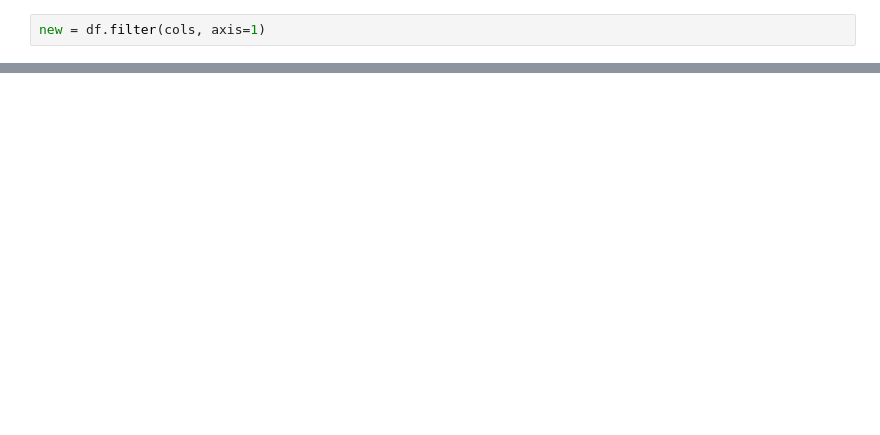
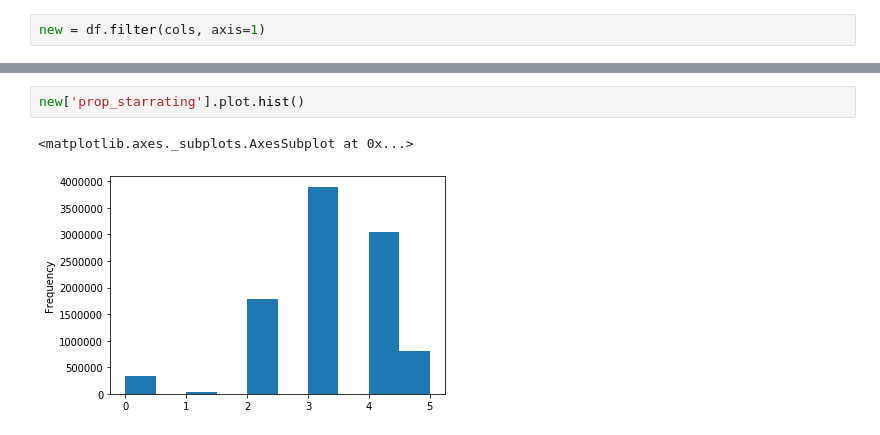
Before and after one commit to silencedsre/Click-Through-Rate, a Jupyter notebook: notebooks/exploratory_data_analysis.ipynb, the cells around one changed output, grey strips where cells are left out. Saved outputs shown, nothing was run; the diff lists cells and outputs as text; blank space fills up the shorter version.

```diff
--- a/notebooks/exploratory_data_analysis.ipynb
+++ b/notebooks/exploratory_data_analysis.ipynb
@@ -270,0 +195,5 @@ new.head()
+# %%
+new['prop_starrating'].plot.hist()
+# %% [output]
+<matplotlib.axes._subplots.AxesSubplot at 0x...>
+[figure, added]
```
Also changed, not shown: parts of 41 cells of this notebook.
